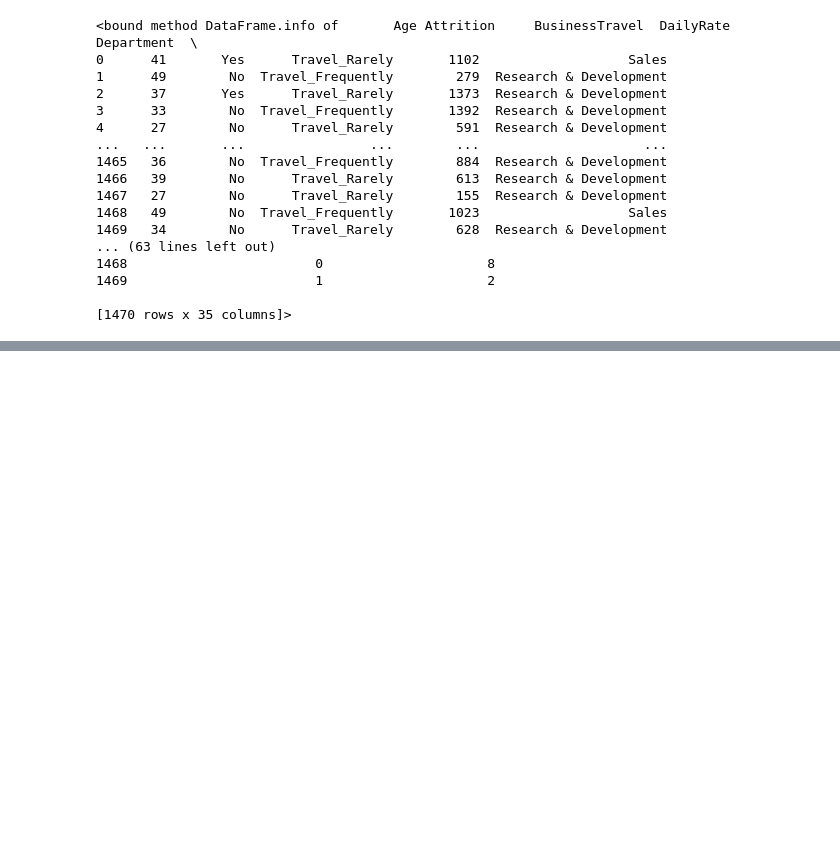
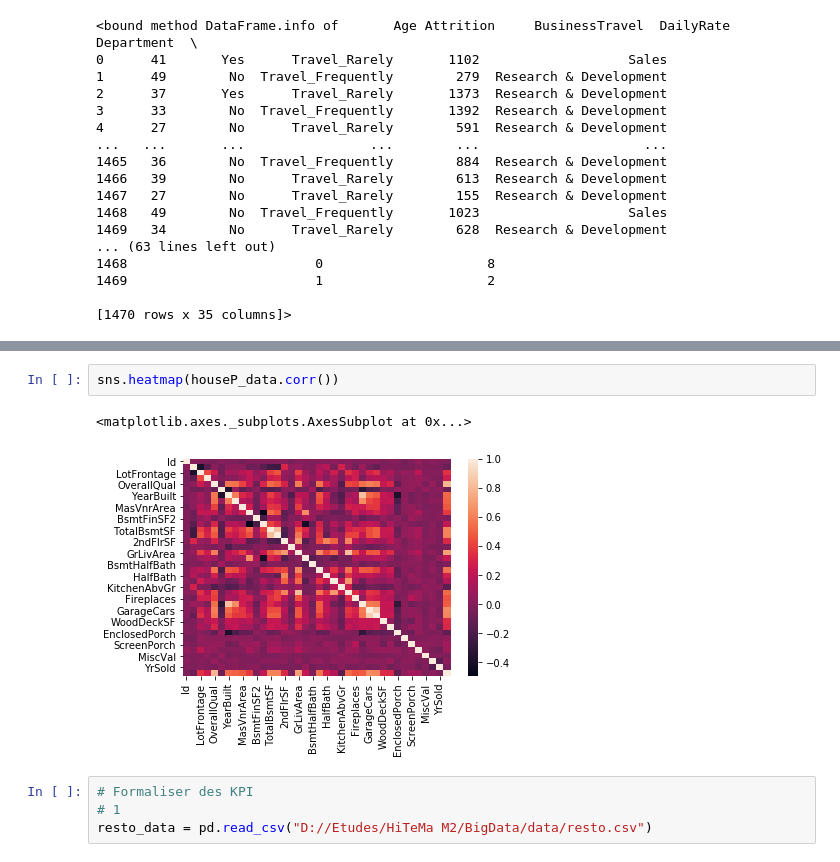
Before and after one commit to syvtoto/BigData, a Jupyter notebook: BigData_20-04.ipynb, the cells around one changed output, grey strips where cells are left out. Saved outputs shown, nothing was run; the diff lists cells and outputs as text; blank space fills up the shorter version.

```diff
--- a/BigData_20-04.ipynb
+++ b/BigData_20-04.ipynb
@@ -241,0 +300,9 @@ cate_data.info
+# %%
+sns.heatmap(houseP_data.corr())
+# %% [output]
+<matplotlib.axes._subplots.AxesSubplot at 0x...>
+[figure, added]
+# %%
+# Formaliser des KPI
+# 1
+resto_data = pd.read_csv("D://Etudes/HiTeMa M2/BigData/data/resto.csv")
```
Also changed, not shown: parts of 15 cells of this notebook.
